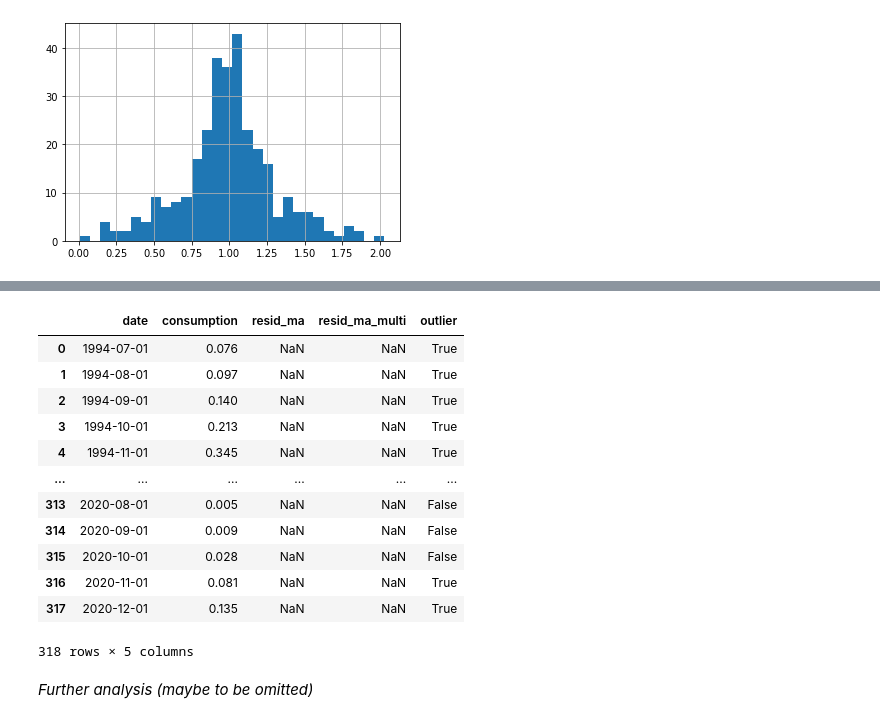
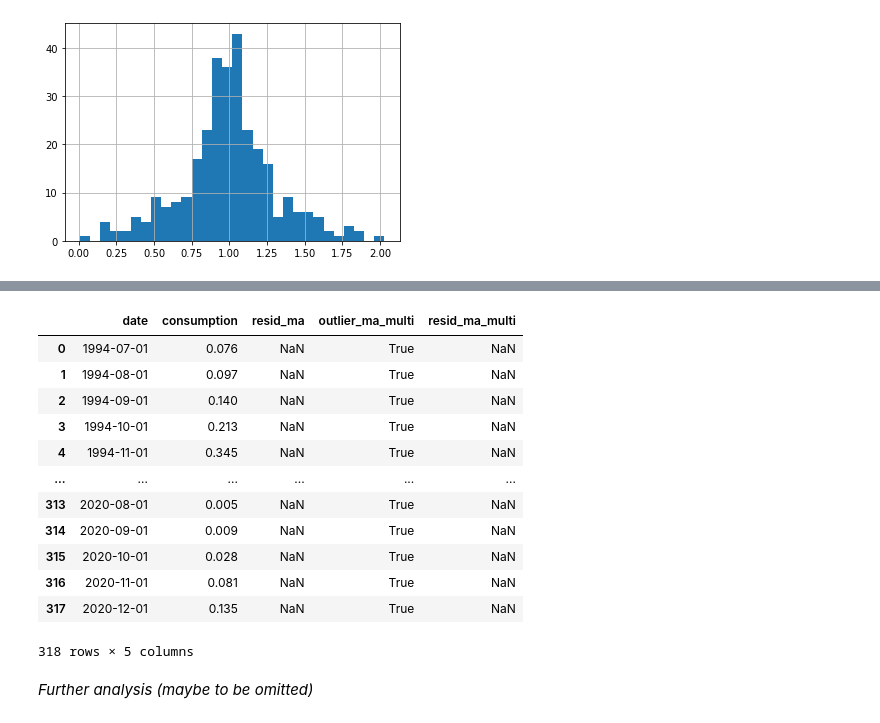
Before and after one commit to jcierocki/INGModellingContest, a Jupyter notebook: notebooks/task1.ipynb, the cells around one changed output, grey strips where cells are left out. Drawn from its saved outputs; the diff is of its cells as text; code cells hidden in the pictures.

Commit message:
Reorganised whole task1 analysis. Added ACF/PACF, and correlation tests for both MA decomposition models

```diff
--- a/notebooks/task1.ipynb
+++ b/notebooks/task1.ipynb
@@ -71,7 +77,15 @@ df["resid_ma"] = season_decomp_add.resid.to_numpy()
 # %%
-plt.hist(df.resid_ma.dropna().to_numpy(), bins=30)
+resid_ma = df.resid_ma.dropna().to_numpy()
+
+plt.hist(resid_ma, bins=30)
 plt.grid(True)
 
 print()
 # %% [output]
 [figure]
+# %%
+qmin, qmax = np.quantile(resid_ma, q=[.03, .97])
+
+df["outlier_ma"] = (df.consumption.values < qmin) | (df.consumption.values > qmax)
+
+df
@@ -80,5 +110,8 @@ season_decomp_multi = seasonal_decompose(df.consumption + 1e-4, model="multiplic
 season_decomp_multi.plot()
 
 df["resid_ma_multi"] = season_decomp_multi.resid.to_numpy()
+df["sadj_ma_multi"] = season_decomp_multi.trend.to_numpy() + season_decomp_multi.resid.to_numpy()
+
+sadj_ma_multi = df.sadj_ma_multi.dropna().to_numpy()
 # %% [output]
 [figure]
@@ -85,5 +132,7 @@ df["resid_ma_multi"] = season_decomp_multi.resid.to_numpy()
 # %%
-plt.hist(df.resid_ma_multi.dropna().to_numpy(), bins=30)
+resid_ma_multi = df.resid_ma_multi.dropna().to_numpy()
+
+plt.hist(resid_ma_multi, bins=30)
 plt.grid(True)
 
 print()
@@ -107,22 +141,22 @@ array([4.06305010e-32, 4.25116191e-35, 4.26188550e-34, 7.32177768e-34,
 # %%
-qmin, qmax = np.quantile(ma_decomp_resid, q=[.03, .97])
+qmin, qmax = np.quantile(resid_ma_multi, q=[.03, .97])
 
-df["outlier"] = (df.consumption.values < qmin) | (df.consumption.values > qmax)
+df["outlier_ma_multi"] = (df.consumption.values < qmin) | (df.consumption.values > qmax)
 
 df
 # %% [output]
-|  | date | consumption | resid_ma | resid_ma_multi | outlier |
-| 0 | 1994-07-01 | 0.076 | NaN | NaN | True |
-| 1 | 1994-08-01 | 0.097 | NaN | NaN | True |
-| 2 | 1994-09-01 | 0.140 | NaN | NaN | True |
-| 3 | 1994-10-01 | 0.213 | NaN | NaN | True |
-| 4 | 1994-11-01 | 0.345 | NaN | NaN | True |
+|  | date | consumption | resid_ma | outlier_ma_multi | resid_ma_multi |
+| 0 | 1994-07-01 | 0.076 | NaN | True | NaN |
+| 1 | 1994-08-01 | 0.097 | NaN | True | NaN |
+| 2 | 1994-09-01 | 0.140 | NaN | True | NaN |
+| 3 | 1994-10-01 | 0.213 | NaN | True | NaN |
+| 4 | 1994-11-01 | 0.345 | NaN | True | NaN |
 | ... | ... | ... | ... | ... | ... |
-| 313 | 2020-08-01 | 0.005 | NaN | NaN | False |
-| 314 | 2020-09-01 | 0.009 | NaN | NaN | False |
-| 315 | 2020-10-01 | 0.028 | NaN | NaN | False |
-| 316 | 2020-11-01 | 0.081 | NaN | NaN | True |
-| 317 | 2020-12-01 | 0.135 | NaN | NaN | True |
+| 313 | 2020-08-01 | 0.005 | NaN | True | NaN |
+| 314 | 2020-09-01 | 0.009 | NaN | True | NaN |
+| 315 | 2020-10-01 | 0.028 | NaN | True | NaN |
+| 316 | 2020-11-01 | 0.081 | NaN | True | NaN |
+| 317 | 2020-12-01 | 0.135 | NaN | True | NaN |
 318 rows × 5 columns
 # %% [markdown]
 *Further analysis (maybe to be omitted)*
```
Also changed, not shown: parts of 20 cells of this notebook, 1 other file.
